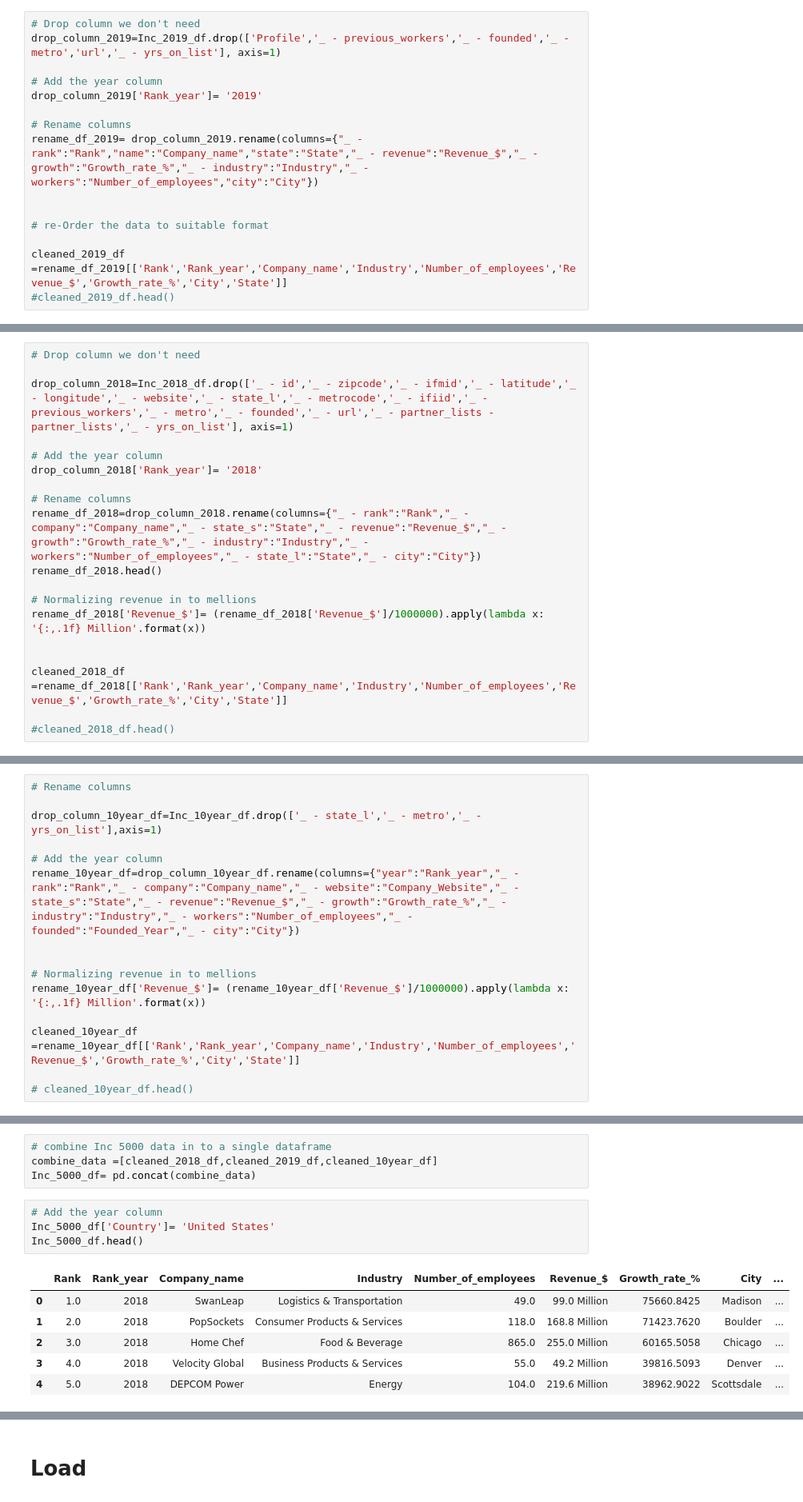
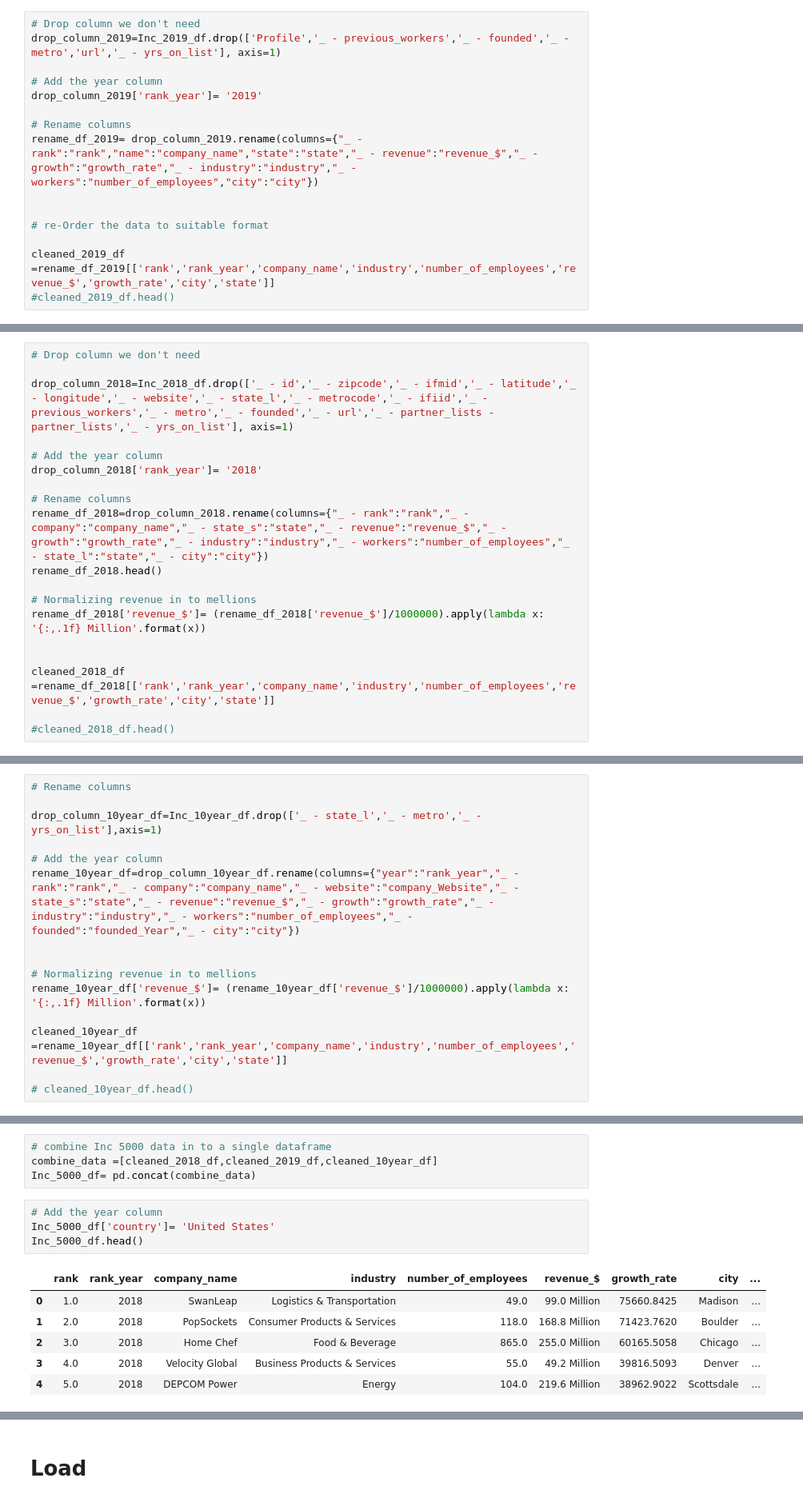
Before and after one commit to ermiasgelaye/ETL-Project, a Jupyter notebook: ETL_data_project.ipynb, the cells around one changed output, grey strips where cells are left out. Shown: that part at 80% size. Cells and saved outputs as stored; diff of their text form.

```diff
--- a/ETL_data_project.ipynb
+++ b/ETL_data_project.ipynb
@@ -180,15 +193,15 @@ clean_growjo_df.head()
 drop_column_2019=Inc_2019_df.drop(['Profile','_ - previous_workers','_ - founded','_ - metro','url','_ - yrs_on_list'], axis=1)
 
 # Add the year column
-drop_column_2019['Rank_year']= '2019'
+drop_column_2019['rank_year']= '2019'
 
 # Rename columns
-rename_df_2019= drop_column_2019.rename(columns={"_ - rank":"Rank","name":"Company_name","state":"State","_ - revenue":"Revenue_$","_ - growth":"Growth_rate_%","_ - industry":"Industry","_ - workers":"Number_of_employees","city":"City"})
+rename_df_2019= drop_column_2019.rename(columns={"_ - rank":"rank","name":"company_name","state":"state","_ - revenue":"revenue_$","_ - growth":"growth_rate","_ - industry":"industry","_ - workers":"number_of_employees","city":"city"})
 
 
 # re-Order the data to suitable format
 
-cleaned_2019_df =rename_df_2019[['Rank','Rank_year','Company_name','Industry','Number_of_employees','Revenue_$','Growth_rate_%','City','State']]
+cleaned_2019_df =rename_df_2019[['rank','rank_year','company_name','industry','number_of_employees','revenue_$','growth_rate','city','state']]
 #cleaned_2019_df.head()
 # %% [markdown]
 ### Cleaning 2018 Inc 5000 company list
@@ -198,17 +211,17 @@ cleaned_2019_df =rename_df_2019[['Rank','Rank_year','Company_name','Industry','N
 drop_column_2018=Inc_2018_df.drop(['_ - id','_ - zipcode','_ - ifmid','_ - latitude','_ - longitude','_ - website','_ - state_l','_ - metrocode','_ - ifiid','_ - previous_workers','_ - metro','_ - founded','_ - url','_ - partner_lists - partner_lists','_ - yrs_on_list'], axis=1)
 
 # Add the year column
-drop_column_2018['Rank_year']= '2018'
+drop_column_2018['rank_year']= '2018'
 
 # Rename columns
-rename_df_2018=drop_column_2018.rename(columns={"_ - rank":"Rank","_ - company":"Company_name","_ - state_s":"State","_ - revenue":"Revenue_$","_ - growth":"Growth_rate_%","_ - industry":"Industry","_ - workers":"Number_of_employees","_ - state_l":"State","_ - city":"City"})
+rename_df_2018=drop_column_2018.rename(columns={"_ - rank":"rank","_ - company":"company_name","_ - state_s":"state","_ - revenue":"revenue_$","_ - growth":"growth_rate","_ - industry":"industry","_ - workers":"number_of_employees","_ - state_l":"state","_ - city":"city"})
 rename_df_2018.head()
 
 # Normalizing revenue in to mellions
-rename_df_2018['Revenue_$']= (rename_df_2018['Revenue_$']/1000000).apply(lambda x: '{:,.1f} Million'.format(x))
+rename_df_2018['revenue_$']= (rename_df_2018['revenue_$']/1000000).apply(lambda x: '{:,.1f} Million'.format(x))
 
 
-cleaned_2018_df =rename_df_2018[['Rank','Rank_year','Company_name','Industry','Number_of_employees','Revenue_$','Growth_rate_%','City','State']]
+cleaned_2018_df =rename_df_2018[['rank','rank_year','company_name','industry','number_of_employees','revenue_$','growth_rate','city','state']]
 
 #cleaned_2018_df.head()
 # %% [markdown]
@@ -219,13 +232,13 @@ cleaned_2018_df =rename_df_2018[['Rank','Rank_year','Company_name','Industry','N
 drop_column_10year_df=Inc_10year_df.drop(['_ - state_l','_ - metro','_ - yrs_on_list'],axis=1)
 
 # Add the year column
-rename_10year_df=drop_column_10year_df.rename(columns={"year":"Rank_year","_ - rank":"Rank","_ - company":"Company_name","_ - website":"Company_Website","_ - state_s":"State","_ - revenue":"Revenue_$","_ - growth":"Growth_rate_%","_ - industry":"Industry","_ - workers":"Number_of_employees","_ - founded":"Founded_Year","_ - city":"City"})
+rename_10year_df=drop_column_10year_df.rename(columns={"year":"rank_year","_ - rank":"rank","_ - company":"company_name","_ - website":"company_Website","_ - state_s":"state","_ - revenue":"revenue_$","_ - growth":"growth_rate","_ - industry":"industry","_ - workers":"number_of_employees","_ - founded":"founded_Year","_ - city":"city"})
 
 
 # Normalizing revenue in to mellions
-rename_10year_df['Revenue_$']= (rename_10year_df['Revenue_$']/1000000).apply(lambda x: '{:,.1f} Million'.format(x))
+rename_10year_df['revenue_$']= (rename_10year_df['revenue_$']/1000000).apply(lambda x: '{:,.1f} Million'.format(x))
 
-cleaned_10year_df =rename_10year_df[['Rank','Rank_year','Company_name','Industry','Number_of_employees','Revenue_$','Growth_rate_%','City','State']]
+cleaned_10year_df =rename_10year_df[['rank','rank_year','company_name','industry','number_of_employees','revenue_$','growth_rate','city','state']]
 
 # cleaned_10year_df.head()
 # %% [markdown]
@@ -236,10 +249,10 @@ combine_data =[cleaned_2018_df,cleaned_2019_df,cleaned_10year_df]
 Inc_5000_df= pd.concat(combine_data)
 # %%
 # Add the year column
-Inc_5000_df['Country']= 'United States'
+Inc_5000_df['country']= 'United States'
 Inc_5000_df.head()
 # %% [output]
-|  | Rank | Rank_year | Company_name | Industry | Number_of_employees | Revenue_$ | Growth_rate_% | City | ... |
+|  | rank | rank_year | company_name | industry | number_of_employees | revenue_$ | growth_rate | city | ... |
 | 0 | 1.0 | 2018 | SwanLeap | Logistics & Transportation | 49.0 | 99.0 Million | 75660.8425 | Madison | ... |
 | 1 | 2.0 | 2018 | PopSockets | Consumer Products & Services | 118.0 | 168.8 Million | 71423.7620 | Boulder | ... |
 | 2 | 3.0 | 2018 | Home Chef | Food & Beverage | 865.0 | 255.0 Million | 60165.5058 | Chicago | ... |
```
Also changed, not shown: parts of 19 cells of this notebook, 2 other files.
